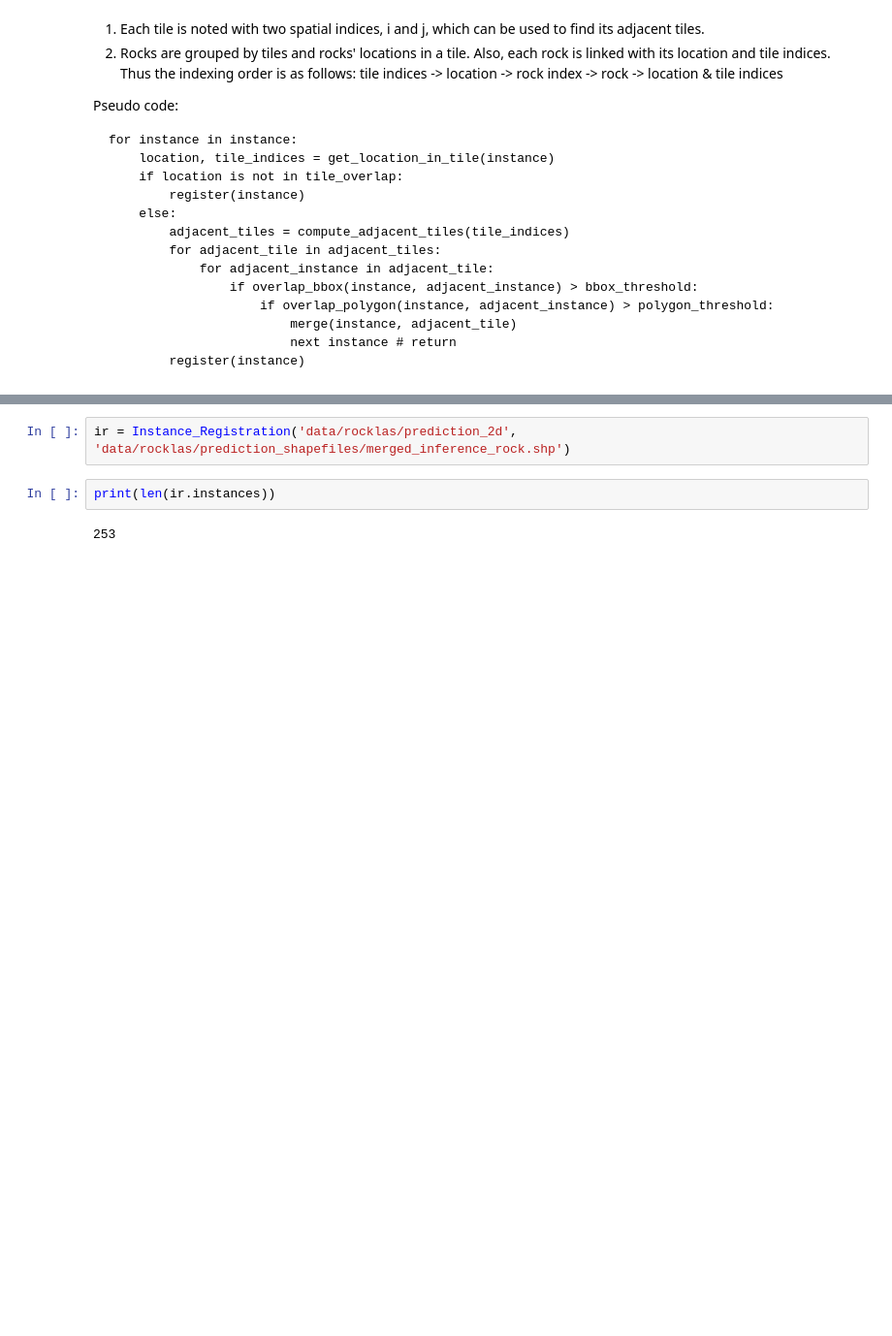
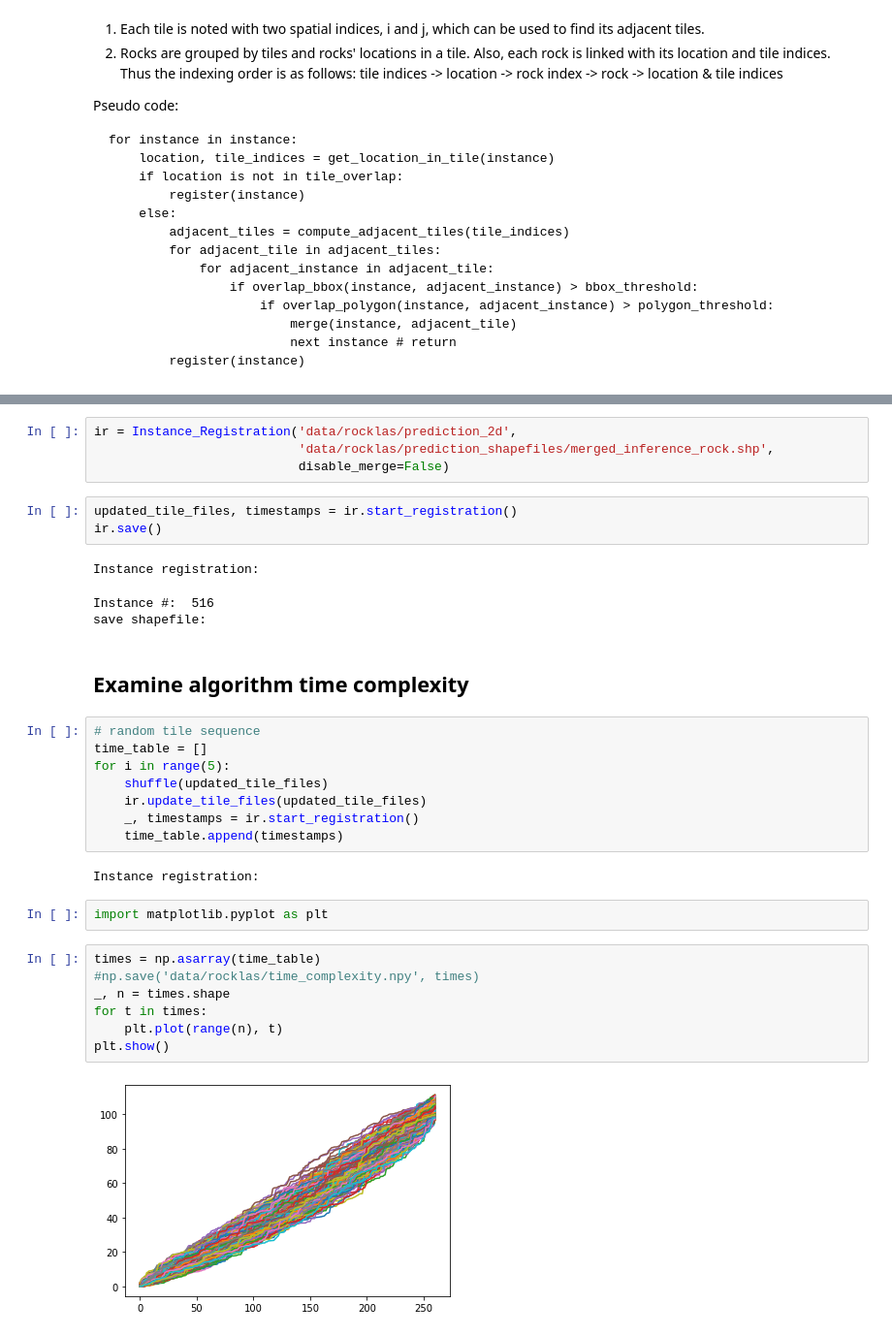
Before and after one commit to ZhiangChen/rock_detection_3d, a Jupyter notebook: notebooks/0_2_merging_inference_instances.ipynb, the cells around one changed output, grey strips where cells are left out. Shown: that part at 97% size. Drawn from its saved outputs; the diff is of its cells as text; blank space fills up the shorter version.

Commit message:
added instance registration

```diff
--- a/notebooks/0_2_merging_inference_instances.ipynb
+++ b/notebooks/0_2_merging_inference_instances.ipynb
@@ -215,6 +311,34 @@ class Instance_Registration(object):
 # %%
-ir = Instance_Registration('data/rocklas/prediction_2d', 'data/rocklas/prediction_shapefiles/merged_inference_rock.shp')
+ir = Instance_Registration('data/rocklas/prediction_2d',
+                           'data/rocklas/prediction_shapefiles/merged_inference_rock.shp',
+                           disable_merge=False)
-# %%
-print(len(ir.instances))
-# %% [output]
-253
+# %%
+updated_tile_files, timestamps = ir.start_registration()
+ir.save()
+# %% [output]
+Instance registration:
+Instance #:  516
+save shapefile:
+# %% [markdown]
+## Examine algorithm time complexity
+# %%
+# random tile sequence
+time_table = []
+for i in range(5):
+    shuffle(updated_tile_files)
+    ir.update_tile_files(updated_tile_files)
+    _, timestamps = ir.start_registration()
+    time_table.append(timestamps)
+# %% [output]
+Instance registration:
+# %%
+import matplotlib.pyplot as plt
+# %%
+times = np.asarray(time_table)
+#np.save('data/rocklas/time_complexity.npy', times)
+_, n = times.shape
+for t in times:
+    plt.plot(range(n), t)
+plt.show()
+# %% [output]
+[figure, added]
```
Also changed, not shown: parts of 5 cells of this notebook, 6 other files.
